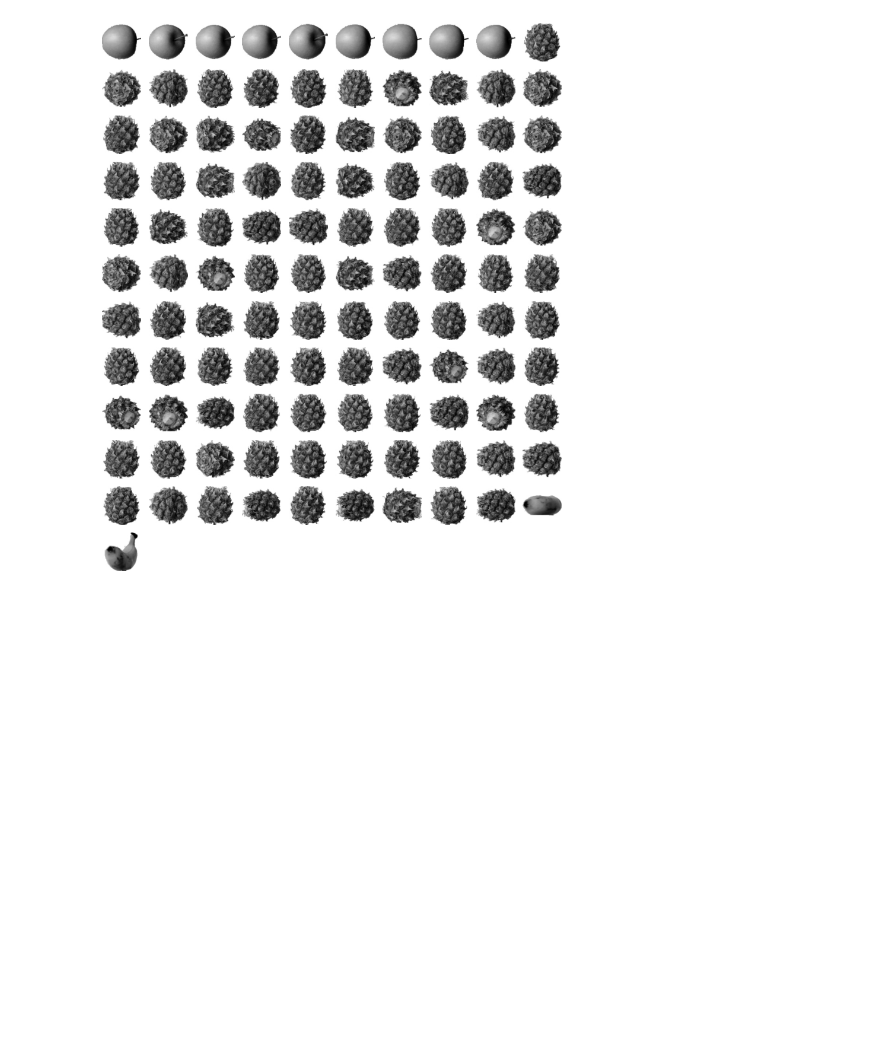
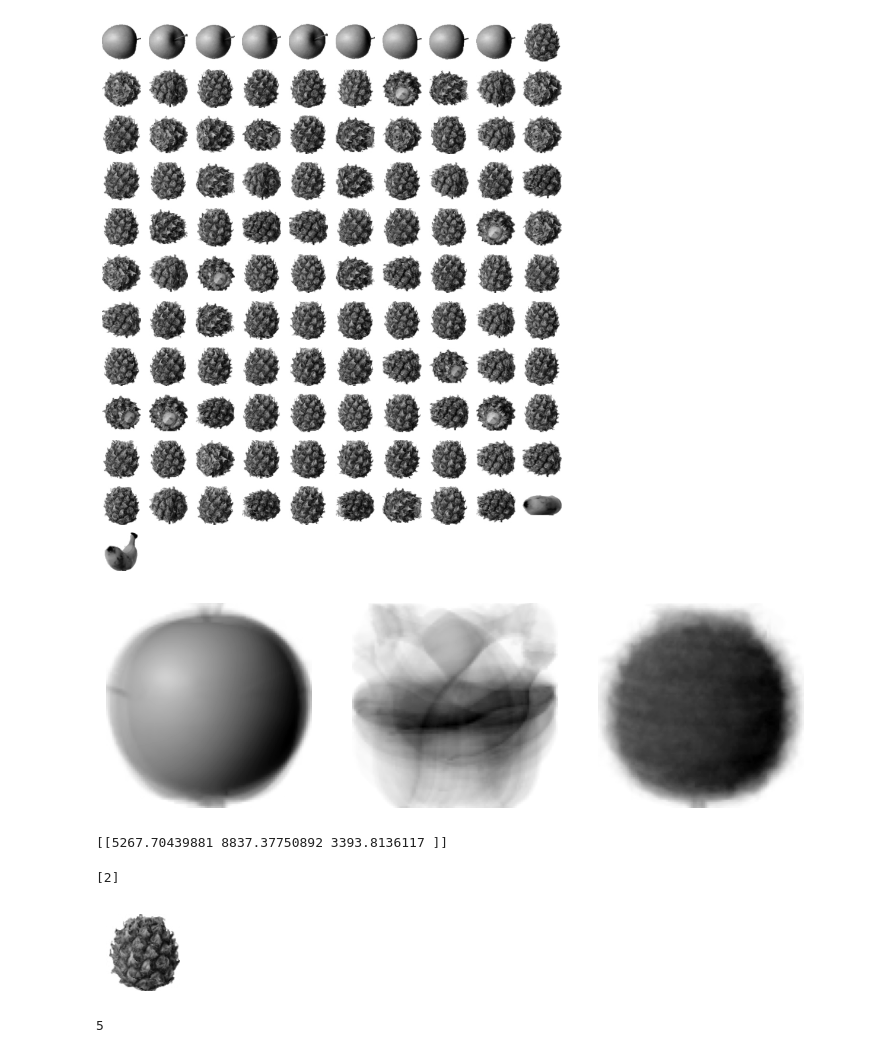
Before and after one commit to PaddingE/machine_learning_sample, a Jupyter notebook: Kmeans.ipynb, the cells around one changed output. Drawn from its saved outputs; the diff is of its cells as text; code cells hidden in the pictures; blank space fills up the shorter version.

```diff
--- a/Kmeans.ipynb
+++ b/Kmeans.ipynb
@@ -55,3 +63,29 @@ draw_fruits(arr_fruits[c_km.labels_ == 1])
 draw_fruits(arr_fruits[c_km.labels_ == 2])
 # %% [output]
 [figure]
+# %%
+## 레이블 별 클러스터 중심의 샘플 값을 2차원 배열로 바꿔 그래프로 확인
+draw_fruits(c_km.cluster_centers_.reshape(-1,100,100), ratio= 3)
+# %% [output]
+[figure, added]
+# %%
+## 100번째 샘플 데이터 값과 각 클러스터의 거리 확인
+print(c_km.transform(arr_fruits_2D[100:101]))
+# %% [output]
+[[5267.70439881 8837.37750892 3393.8136117 ]]
+# %%
+## 가장 가까운 2번 레이블 값으로 예측
+## 파인애플로 예측
+print(c_km.predict(arr_fruits_2D[100:101]))
+# %% [output]
+[2]
+# %%
+## 실제 100번째 샘플 데이터 시각화
+## 예측 성공
+draw_fruits(arr_fruits[100:101])
+# %% [output]
+[figure, added]
+# %%
+print(c_km.n_iter_)
+# %% [output]
+5
```
Also changed, not shown: parts of 8 cells of this notebook, 2 other files.
